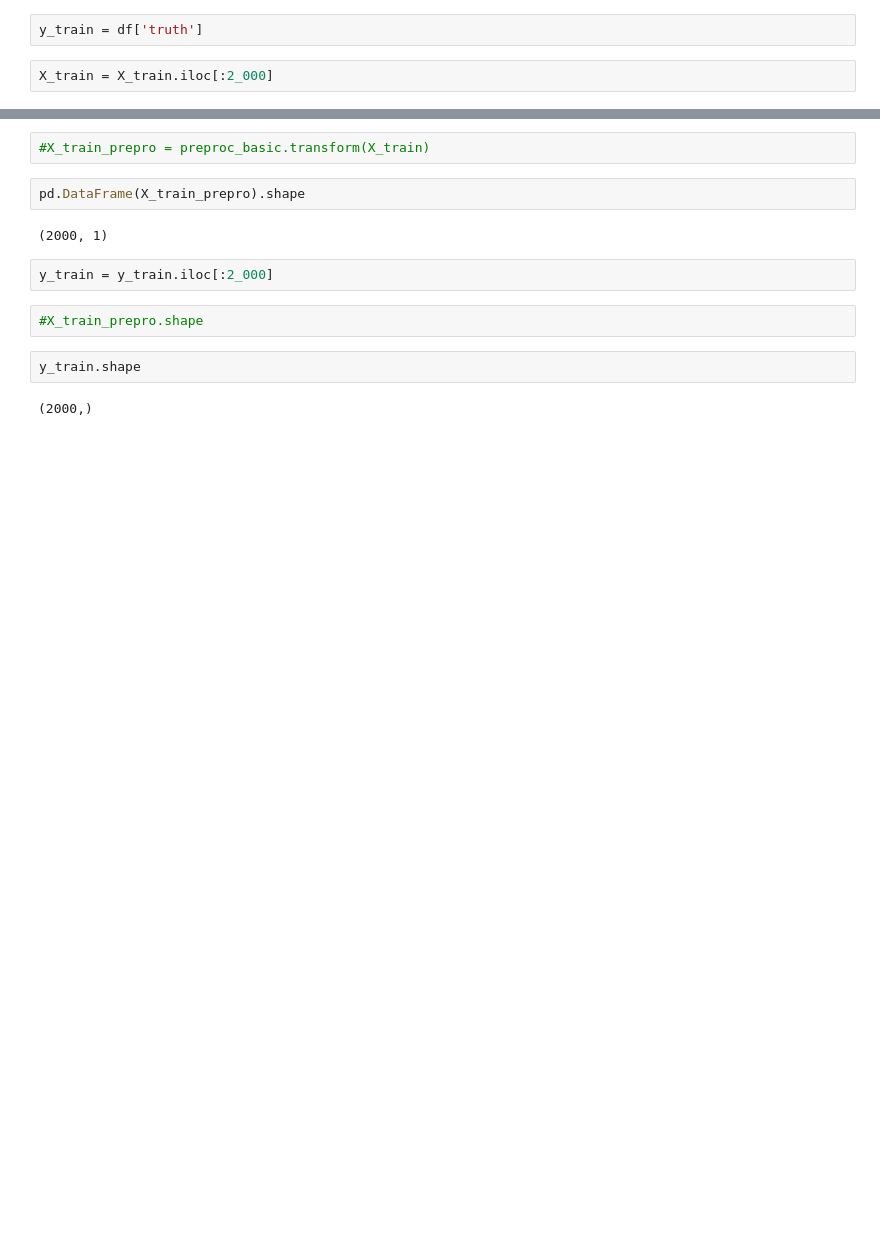
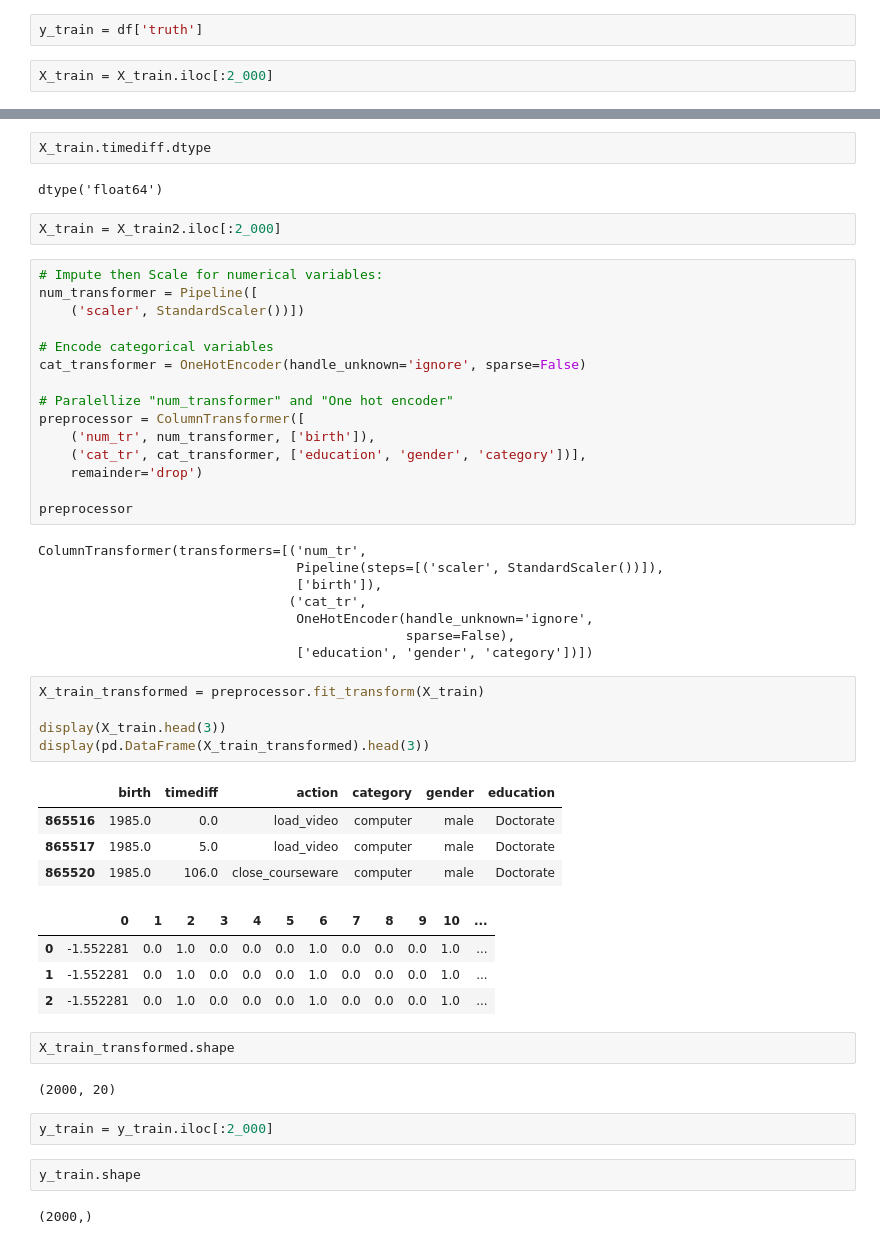
Before and after one commit to Zuza-b/ChangeDEEPly, a Jupyter notebook: notebooks/castrumarrabona_merged_dataframe.ipynb, the cells around one changed output, grey strips where cells are left out. Saved outputs shown, nothing was run; the diff lists cells and outputs as text; blank space fills up the shorter version.

```diff
--- a/notebooks/castrumarrabona_merged_dataframe.ipynb
+++ b/notebooks/castrumarrabona_merged_dataframe.ipynb
@@ -393,13 +349,52 @@ X_train.head(30)
-# %%
-#X_train_prepro = preproc_basic.transform(X_train)
-# %%
-pd.DataFrame(X_train_prepro).shape
-# %% [output]
-(2000, 1)
+# %%
+X_train.timediff.dtype
+# %% [output]
+dtype('float64')
+# %%
+X_train = X_train2.iloc[:2_000]
+# %%
+# Impute then Scale for numerical variables:
+num_transformer = Pipeline([
+    ('scaler', StandardScaler())])
+
+# Encode categorical variables
+cat_transformer = OneHotEncoder(handle_unknown='ignore', sparse=False)
+
+# Paralellize "num_transformer" and "One hot encoder"
+preprocessor = ColumnTransformer([
+    ('num_tr', num_transformer, ['birth']),
+    ('cat_tr', cat_transformer, ['education', 'gender', 'category'])],
+    remainder='drop')
+
+preprocessor
+# %% [output]
+ColumnTransformer(transformers=[('num_tr',
+                                 Pipeline(steps=[('scaler', StandardScaler())]),
+                                 ['birth']),
+                                ('cat_tr',
+                                 OneHotEncoder(handle_unknown='ignore',
+                                               sparse=False),
+                                 ['education', 'gender', 'category'])])
+# %%
+X_train_transformed = preprocessor.fit_transform(X_train)
+
+display(X_train.head(3))
+display(pd.DataFrame(X_train_transformed).head(3))
+# %% [output]
+|  | birth | timediff | action | category | gender | education |
+| 865516 | 1985.0 | 0.0 | load_video | computer | male | Doctorate |
+| 865517 | 1985.0 | 5.0 | load_video | computer | male | Doctorate |
+| 865520 | 1985.0 | 106.0 | close_courseware | computer | male | Doctorate |
+|  | 0 | 1 | 2 | 3 | 4 | 5 | 6 | 7 | 8 | 9 | 10 | ... |
+| 0 | -1.552281 | 0.0 | 1.0 | 0.0 | 0.0 | 0.0 | 1.0 | 0.0 | 0.0 | 0.0 | 1.0 | ... |
+| 1 | -1.552281 | 0.0 | 1.0 | 0.0 | 0.0 | 0.0 | 1.0 | 0.0 | 0.0 | 0.0 | 1.0 | ... |
+| 2 | -1.552281 | 0.0 | 1.0 | 0.0 | 0.0 | 0.0 | 1.0 | 0.0 | 0.0 | 0.0 | 1.0 | ... |
+# %%
+X_train_transformed.shape
+# %% [output]
+(2000, 20)
 # %%
 y_train = y_train.iloc[:2_000]
-# %%
-#X_train_prepro.shape
 # %%
 y_train.shape
 # %% [output]
```
Also changed, not shown: parts of 24 cells of this notebook.
